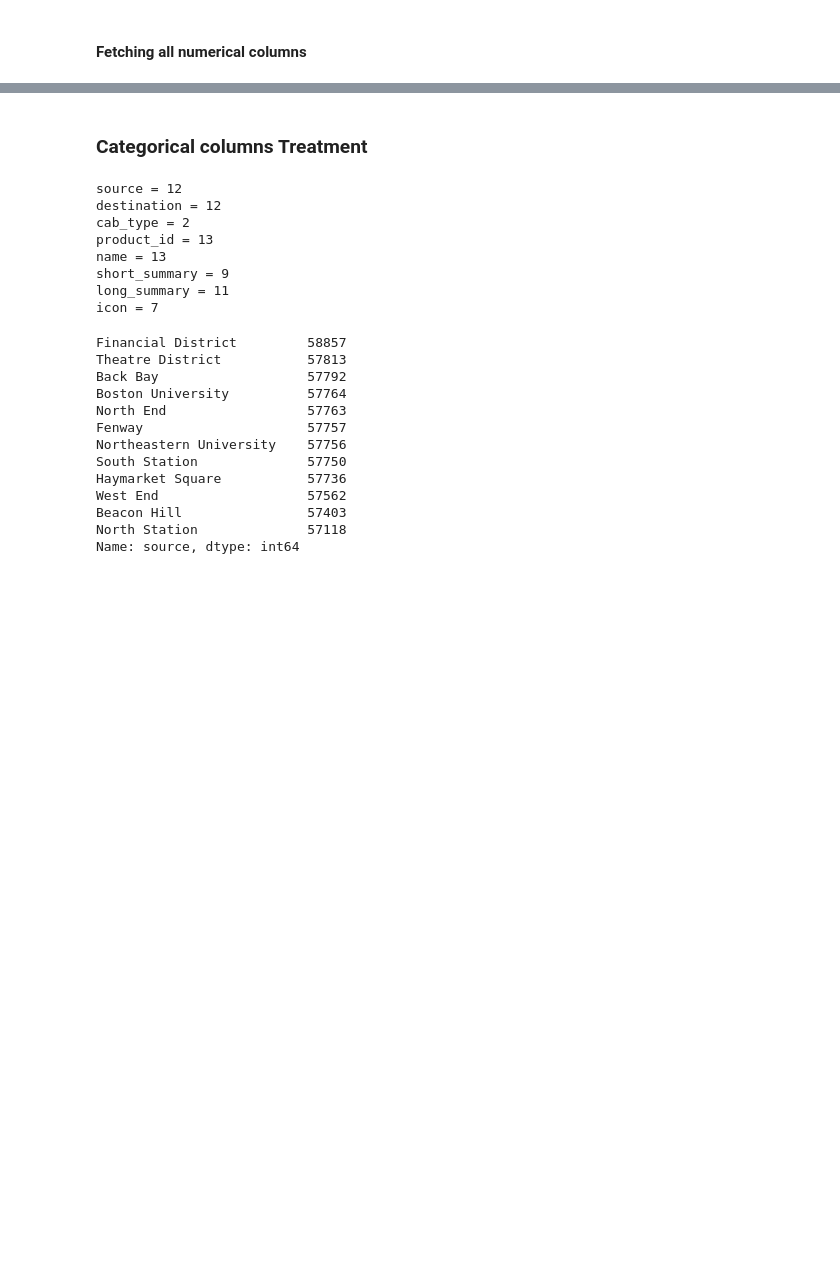
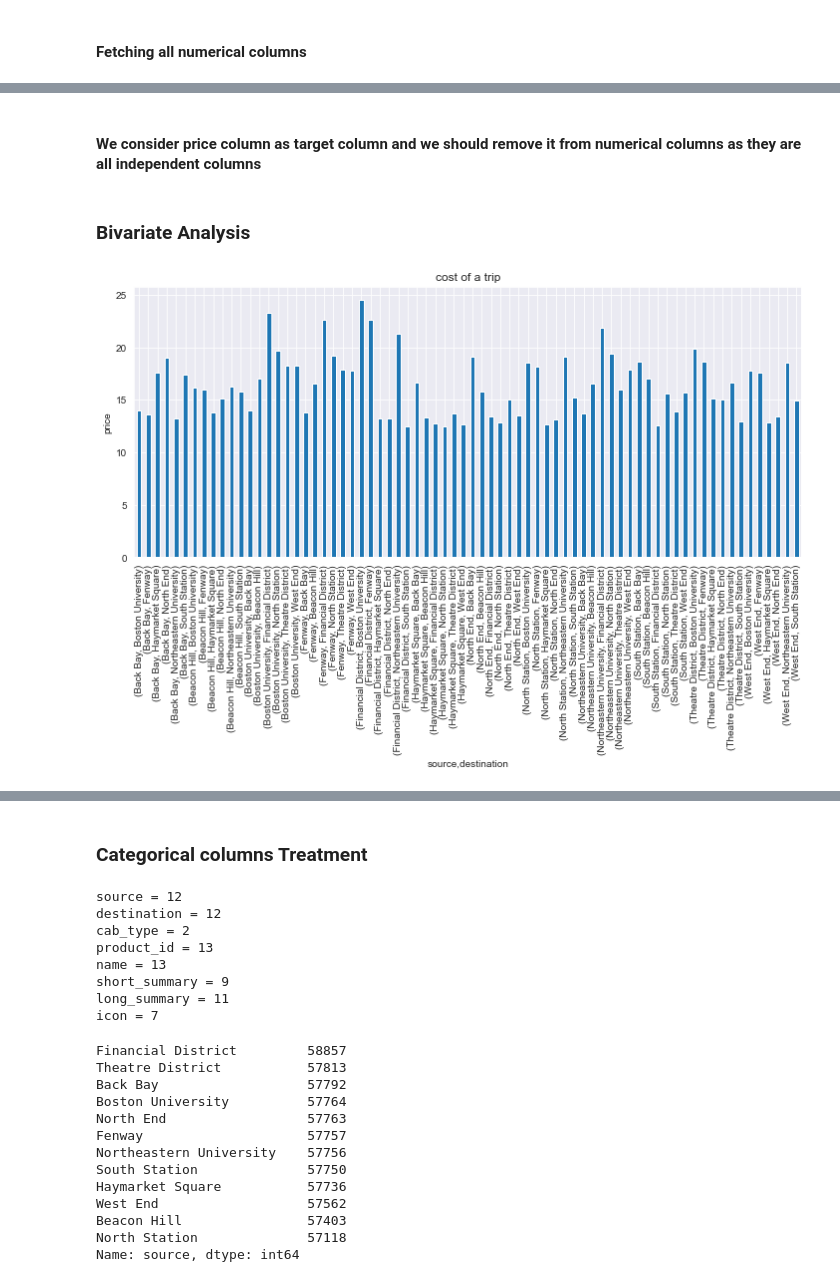
Before and after one commit to Hemanthhm222/Exploratory-data-analysis, a Jupyter notebook: UBER and LYFT EDA.ipynb, the cells around one changed output, grey strips where cells are left out. Drawn from its saved outputs; the diff is of its cells as text; code cells hidden in the pictures; blank space fills up the shorter version.

```diff
--- a/UBER and LYFT EDA.ipynb
+++ b/UBER and LYFT EDA.ipynb
@@ -94,0 +105,2 @@ Index(['price', 'distance', 'surge_multiplier', 'latitude', 'longitude',
+# %% [markdown]
+#### We consider price column as target column and we should remove it from numerical columns as they are all independent columns
@@ -94,0 +109,11 @@ Index(['price', 'distance', 'surge_multiplier', 'latitude', 'longitude',
+# %% [markdown]
+### Bivariate Analysis
+# %%
+plt.figure(figsize=(12,5))
+sns.set_style('darkgrid')
+df.groupby(['source','destination'])['price'].mean().plot.bar()
+plt.ylabel('price')
+plt.title('cost of a trip')
+plt.show()
+# %% [output]
+[figure, added]
```
Also changed, not shown: parts of 36 cells of this notebook.
